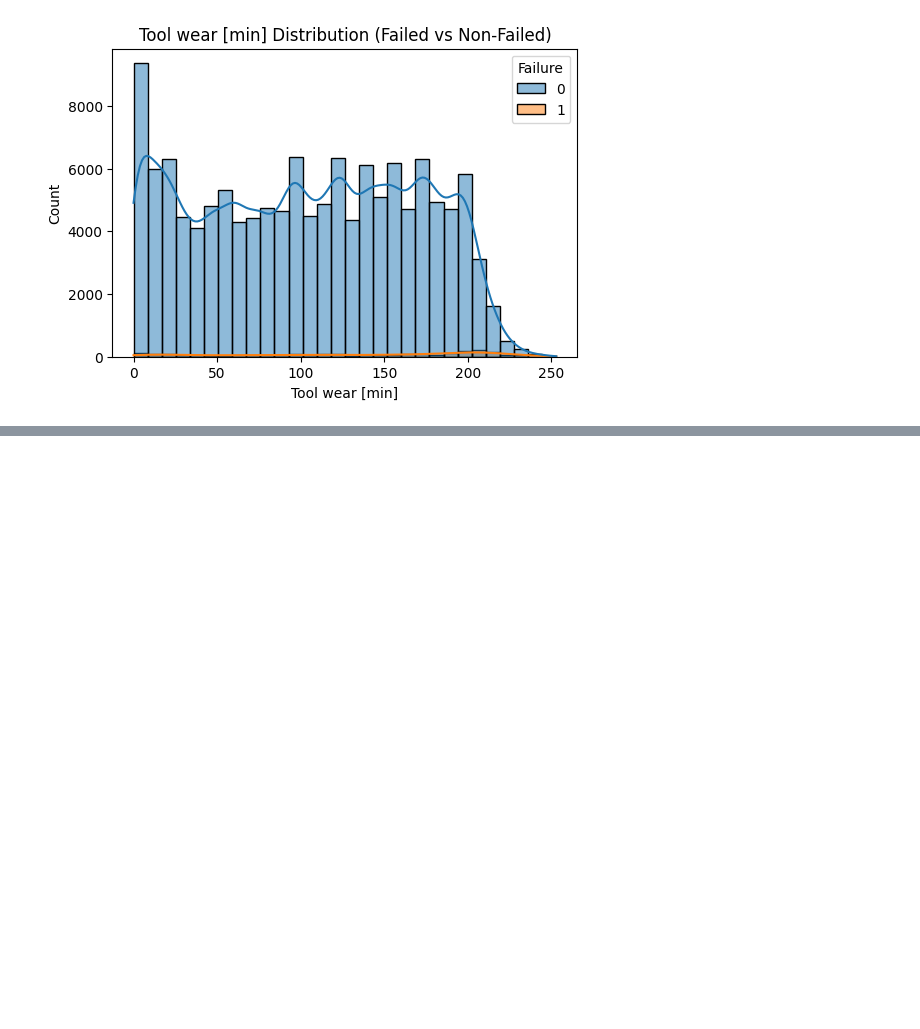
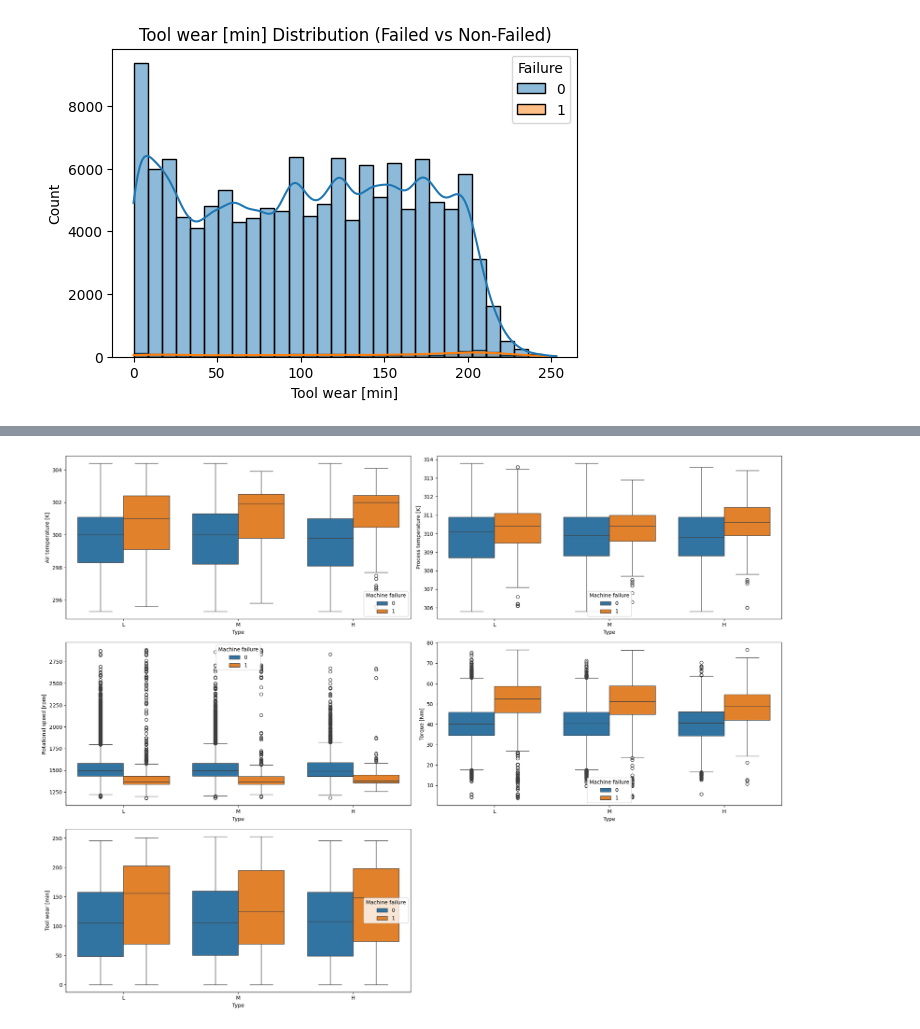
Before and after one commit to ashwini-ah18/machin-larning, a Jupyter notebook: project/Machine Failure prediction.ipynb, the cells around one changed output, grey strips where cells are left out. Saved outputs shown, nothing was run; the diff lists cells and outputs as text; code cells hidden in the pictures; blank space fills up the shorter version.

```diff
--- a/project/Machine Failure prediction.ipynb
+++ b/project/Machine Failure prediction.ipynb
@@ -289,0 +317,17 @@ for col in features:
+# %%
+df_original = pd.read_csv("https://raw.githubusercontent.com/ashwini-ah18/machin-larning-datasets/refs/heads/main/Classification%20Train%20dataset.csv")
+
+plt.figure(figsize=(20,15))
+m = 1
+
+for i in ['Air temperature [K]', 'Process temperature [K]',
+          'Rotational speed [rpm]', 'Torque [Nm]', 'Tool wear [min]']:
+
+    plt.subplot(3,2,m)
+    sns.boxplot(data=df_original, y=i, x="Type", hue="Machine failure")
+    m += 1
+
+plt.tight_layout()
+plt.show()
+# %% [output]
+[figure, added]
```
Also changed, not shown: parts of 8 cells of this notebook.
